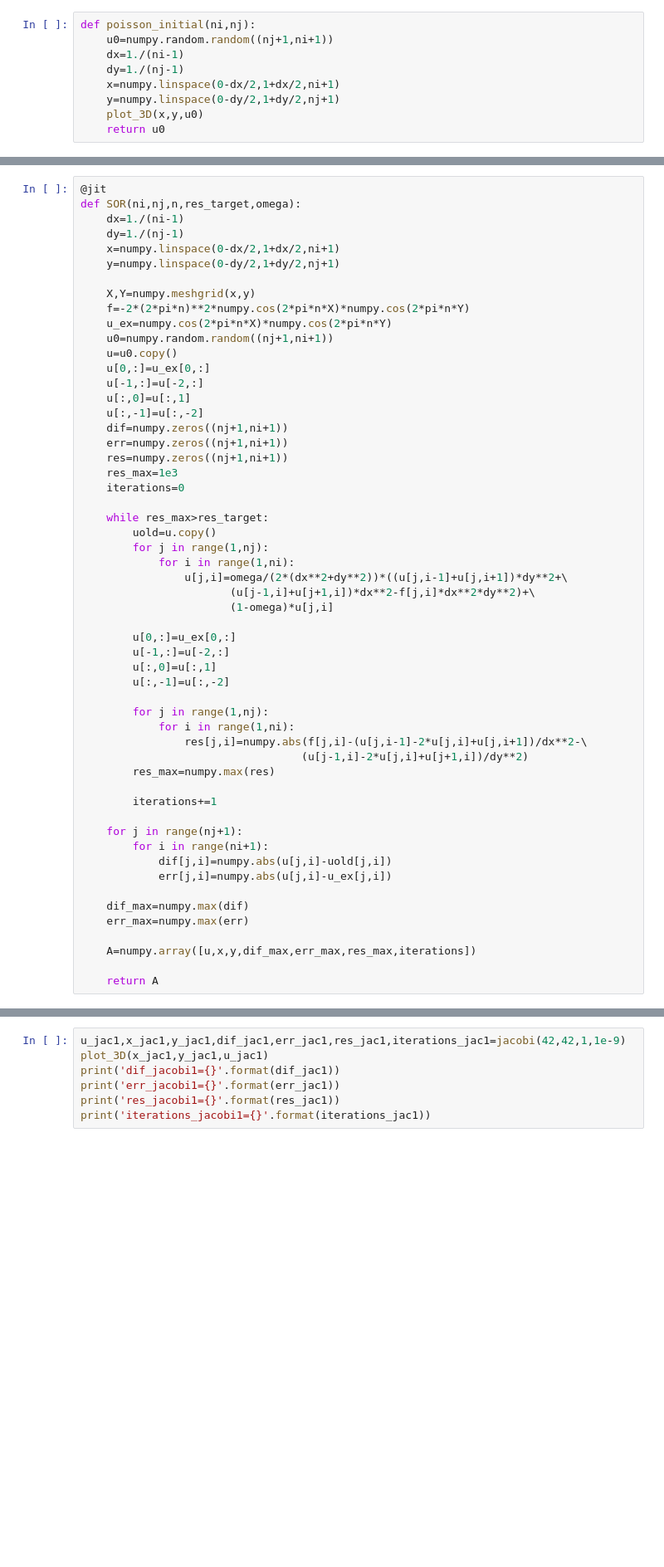
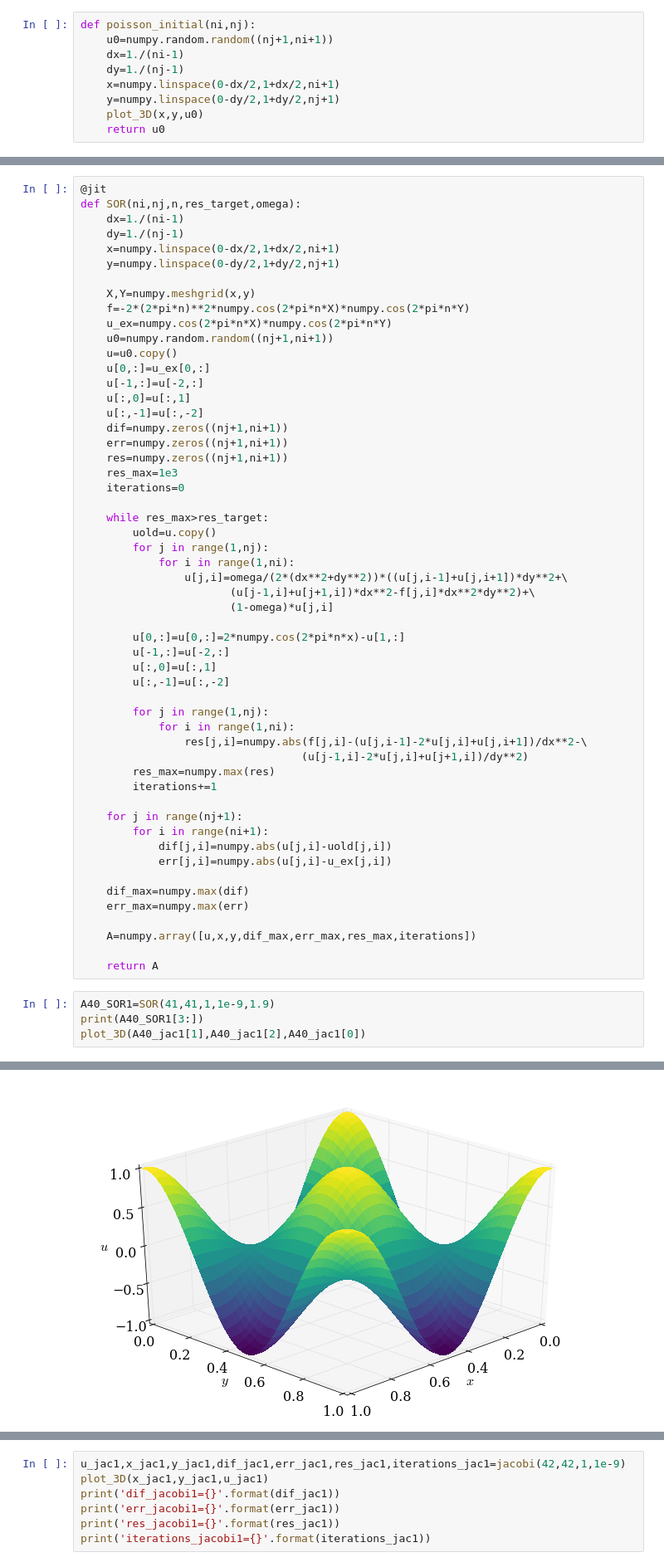
Before and after one commit to yujiasheng912/MAE6225, a Jupyter notebook: poisson2d_cos.ipynb, the cells around one changed output, grey strips where cells are left out. Shown: that part at 83% size. Drawn from its saved outputs; the diff is of its cells as text; blank space fills up the shorter version.

```diff
--- a/poisson2d_cos.ipynb
+++ b/poisson2d_cos.ipynb
@@ -121,7 +147,7 @@ def SOR(ni,nj,n,res_target,omega):
                        (u[j-1,i]+u[j+1,i])*dx**2-f[j,i]*dx**2*dy**2)+\
                        (1-omega)*u[j,i]
 
-        u[0,:]=u_ex[0,:]
+        u[0,:]=u[0,:]=2*numpy.cos(2*pi*n*x)-u[1,:]
         u[-1,:]=u[-2,:]
         u[:,0]=u[:,1]
         u[:,-1]=u[:,-2]
@@ -131,7 +157,6 @@ def SOR(ni,nj,n,res_target,omega):
                 res[j,i]=numpy.abs(f[j,i]-(u[j,i-1]-2*u[j,i]+u[j,i+1])/dx**2-\
                                   (u[j-1,i]-2*u[j,i]+u[j+1,i])/dy**2)
         res_max=numpy.max(res)
-
         iterations+=1
 
     for j in range(nj+1):
@@ -145,3 +170,8 @@ def SOR(ni,nj,n,res_target,omega):
     A=numpy.array([u,x,y,dif_max,err_max,res_max,iterations])
 
     return A
+# %%
+A40_SOR1=SOR(41,41,1,1e-9,1.9)
+print(A40_SOR1[3:])
+plot_3D(A40_jac1[1],A40_jac1[2],A40_jac1[0])
+# %% [output]
@@ -148,3 +179,4 @@ def SOR(ni,nj,n,res_target,omega):
+[figure, added]
 # %%
 error40_jac=[]
 for k in range(1,20):
```
Also changed, not shown: parts of 6 cells of this notebook, 1 other file.
